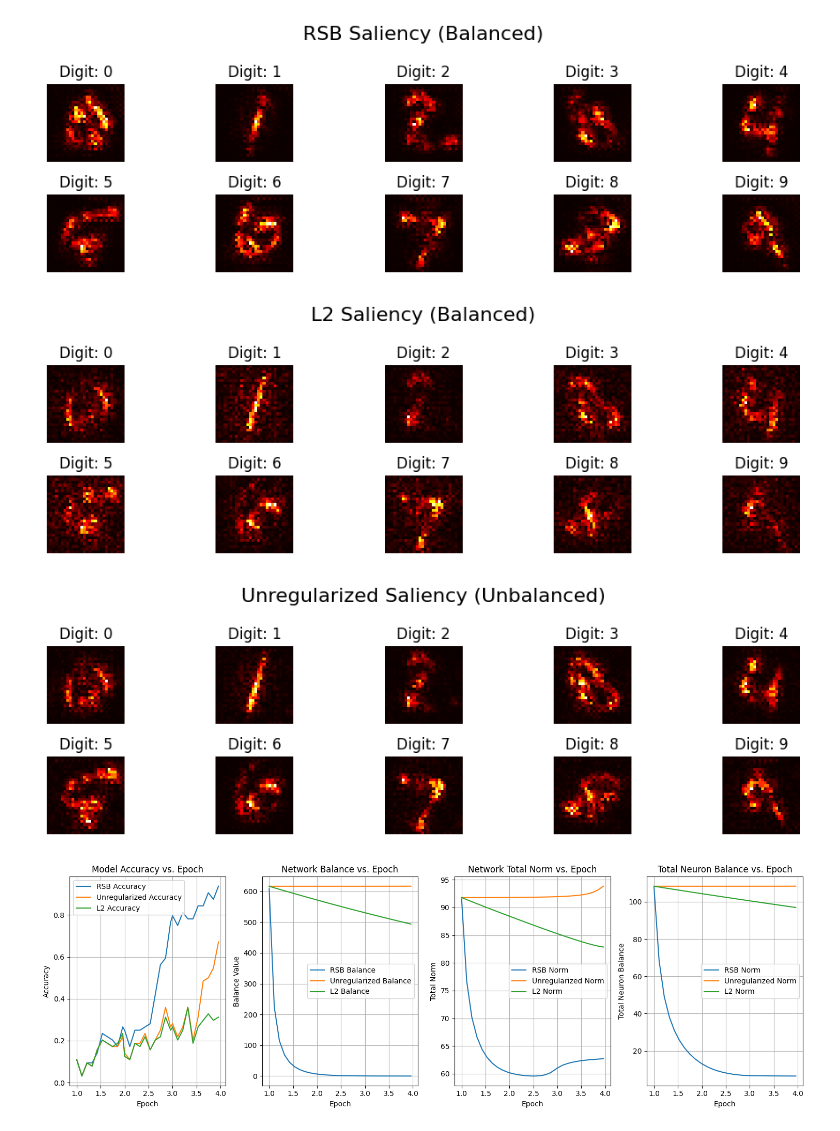
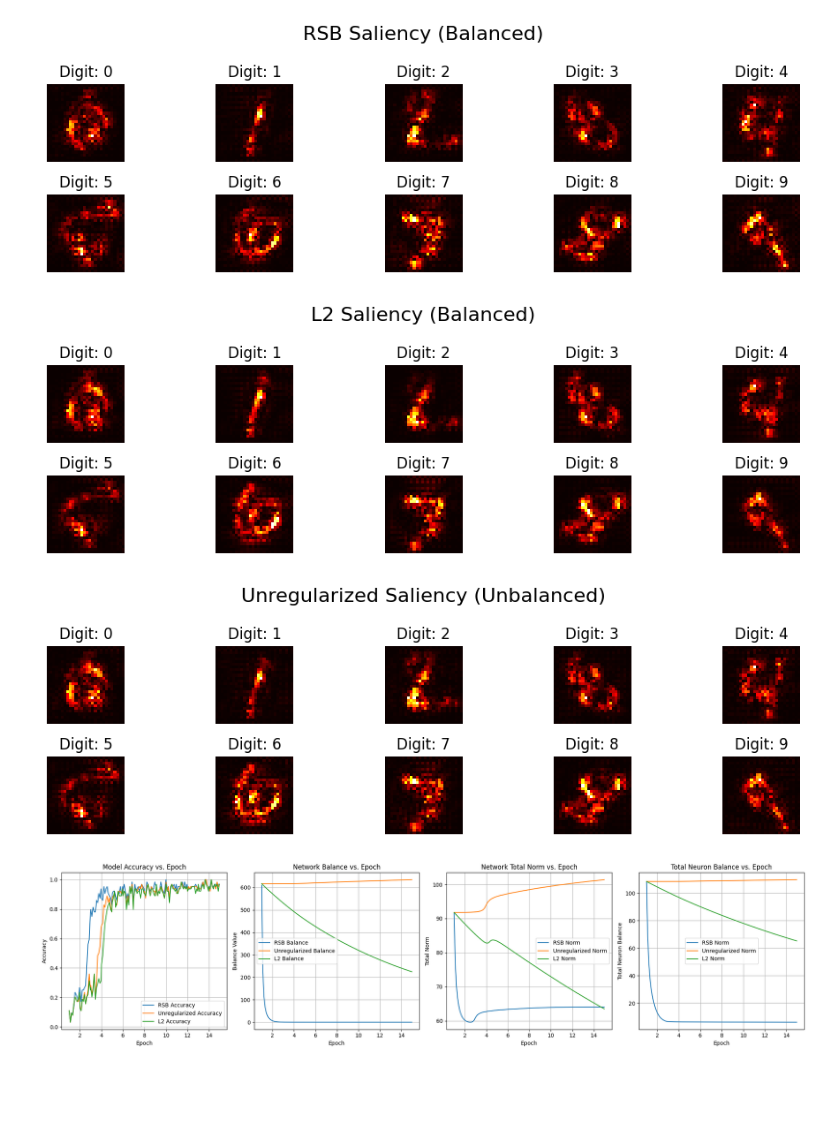
Before and after one commit to apmalani/cs-172b-project, a Jupyter notebook: MNIST_RSB.ipynb, the cells around one changed output. Saved outputs shown, nothing was run; the diff lists cells and outputs as text; code cells hidden in the pictures; blank space fills up the shorter version.

Commit message:
added more epochs to seetrend better

```diff
--- a/MNIST_RSB.ipynb
+++ b/MNIST_RSB.ipynb
@@ -158,7 +158,7 @@ def get_accuracy(outputs, targets):
     return correct / targets.size(0)
 
 # Training Loop
-for epoch in range(1, 4):
+for epoch in range(1, 15):
     rsb_model.train(); u_model.train()
 
     for batch_idx, (data, target) in enumerate(train_loader):
@@ -245,5 +245,6 @@ Epoch 1 [12800/60000]
 -----------------------------------------------------------------
 # %%
+# @title
 import numpy as np
 import matplotlib.pyplot as plt
 
@@ -290,9 +291,9 @@ visualize_saliency(rsb_model, title="RSB Saliency (Balanced)")
 visualize_saliency(l2_model, title="L2 Saliency (Balanced)")
 visualize_saliency(u_model, title="Unregularized Saliency (Unbalanced)")
 # %% [output]
-[figure, old version]
+[figure, new version]
-[figure, old version]
+[figure, new version]
-[figure, old version]
+[figure, new version]
 # %%
 import pandas as pd
 df = pd.DataFrame(history)
@@ -300,7 +301,7 @@ df = pd.DataFrame(history)
 # @title
 import matplotlib.pyplot as plt
 
-plt.figure(figsize=(15, 5))
+plt.figure(figsize=(20, 5))
 
 # Subplot 1: Accuracy
 plt.subplot(1, 4, 1)
@@ -321,31 +322,31 @@ plt.plot(df['epoch'], df['l2_bal'], label='L2 Balance')
 plt.title('Network Balance vs. Epoch')
 plt.xlabel('Epoch')
 plt.ylabel('Balance Value')
 plt.legend()
 plt.grid(True)
 
 # Subplot 3: Network Norm
 plt.subplot(1, 4, 3)
 plt.plot(df['epoch'], df['b_norm'], label='RSB Norm')
 plt.plot(df['epoch'], df['u_norm'], label='Unregularized Norm')
 plt.plot(df['epoch'], df['l2_norm'], label='L2 Norm')
 plt.title('Network Total Norm vs. Epoch')
 plt.xlabel('Epoch')
 plt.ylabel('Total Norm')
 plt.legend()
 plt.grid(True)
 
 # Subplot 3: Network Norm
 plt.subplot(1, 4, 4)
 plt.plot(df['epoch'], df['b_neuron_bal'], label='RSB Norm')
 plt.plot(df['epoch'], df['u_neuron_bal'], label='Unregularized Norm')
 plt.plot(df['epoch'], df['l2_neuron_bal'], label='L2 Norm')
 plt.title('Total Neuron Balance vs. Epoch')
 plt.xlabel('Epoch')
 plt.ylabel('Total Neuron Balance')
 plt.legend()
 plt.grid(True)
 plt.tight_layout()
 plt.show()
 # %% [output]
-[figure, old version]
+[figure, new version]
```
Also changed, not shown: parts of 1 cell of this notebook.
